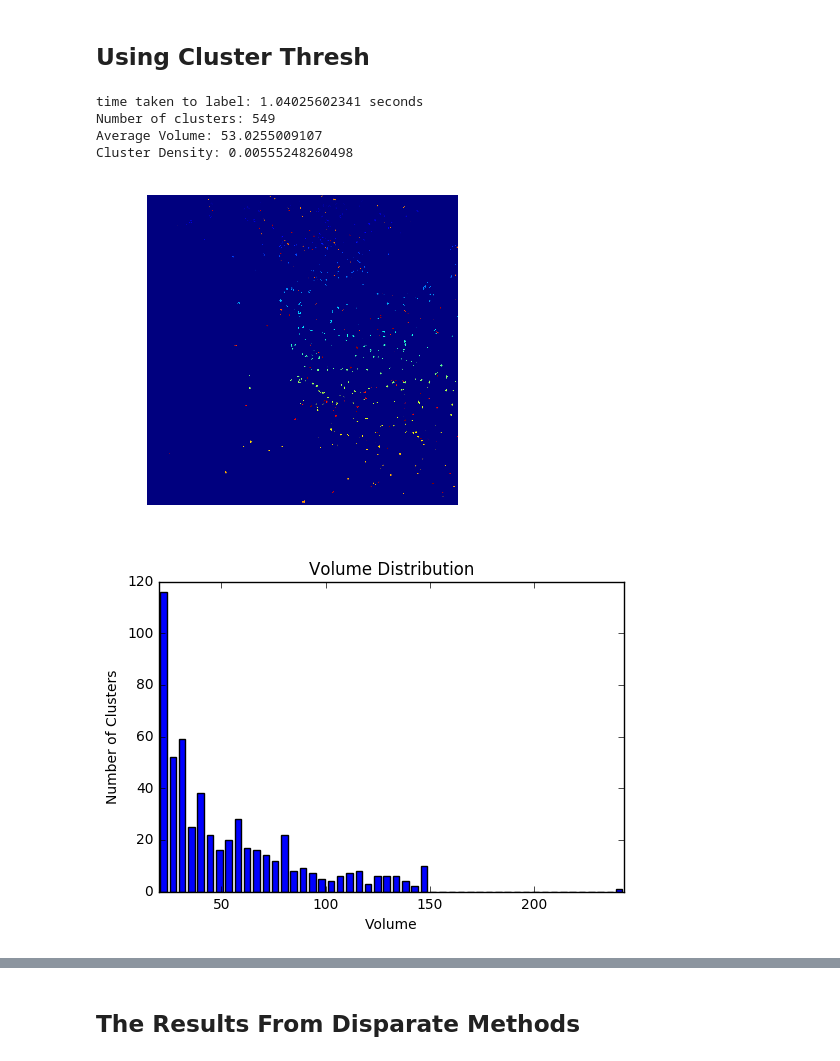
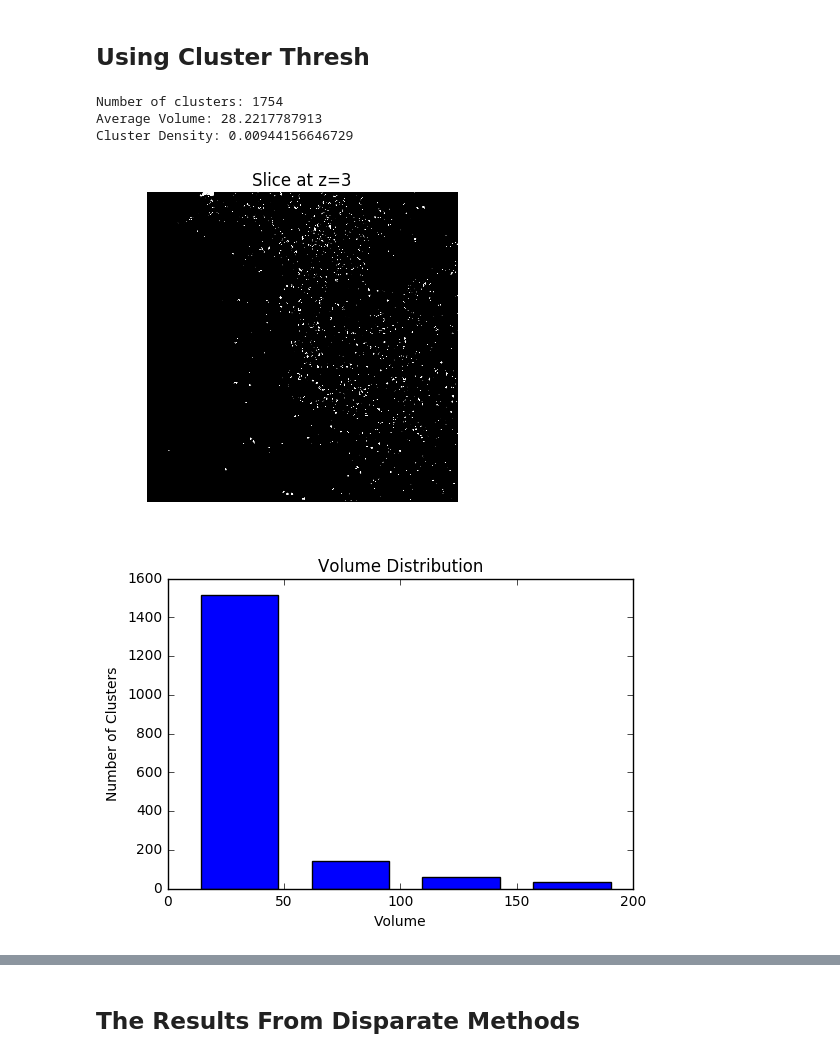
Before and after one commit to NeuroDataDesign/pan-synapse, a Jupyter notebook: background/Cluster_Thresh_Algorithms.md.ipynb, the cells around one changed output, grey strips where cells are left out. Drawn from its saved outputs; the diff is of its cells as text; code cells hidden in the pictures.

```diff
--- a/background/Cluster_Thresh_Algorithms.md.ipynb
+++ b/background/Cluster_Thresh_Algorithms.md.ipynb
@@ -49,7 +55,7 @@ import mouseVis as mv
 # %% [markdown]
 **The Actual Code:**
 # %%
-def clusterThresh(volume, lowerFence=0, upperFence=250):
+def clusterThresh(volume, lowerFence=20, upperFence=250):
     # the connectivity structure matrix
     s = [[[1 for k in xrange(3)] for j in xrange(3)] for i in xrange(3)]
 
@@ -97,22 +103,33 @@ def clusterThresh(volume, lowerFence=0, upperFence=250):
 # %% [markdown]
 **I will be using the below cell for analyzing clusterThresh's Performance:**
 # %%
-def clusterAnalysis(rawData, lowerFence = 0, upperFence = 250, sliceVis=5, bins=50):
-    start_time = time.time()
+def clusterAnalysis(rawData, lowerFence = 20, upperFence = 250, sliceVis=5, bins=50):
     clusterList = clusterThresh(rawData, lowerFence, upperFence)
     volumeList = []
-    print "time taken to label: " + str((time.time() - start_time)) + " seconds"
     print "Number of clusters: " + str(len(clusterList))
     displayIm = np.zeros_like(rawData)
     for cluster in range(len(clusterList)):
         volumeList.append(clusterList[cluster].getVolume())
         for member in range(len(clusterList[cluster].members)):
             z, y, x = clusterList[cluster].members[member]
-            displayIm[z][y][x] = cluster
+            displayIm[z][y][x] = 1
     print "Average Volume: " + str(np.mean(volumeList))
     shape = rawData.shape
     print "Cluster Density: " + str(1.0*np.sum(volumeList)/(shape[0]*shape[1]*shape[2]))
-    plt.imshow(displayIm[sliceVis])
+    plt.imshow(displayIm[sliceVis], cmap='gray')
+    plt.title('Slice at z=' + str(sliceVis))
     plt.axis('off')
     plt.show()
     mv.generateVoxHist(volumeList, figName='Volume Distribution', bins=bins, axisStart=lowerFence, axisEnd=upperFence, xTitle='Volume', yTitle="Number of Clusters")
+    zRelationship = np.zeros(len(displayIm))
+    for z in range(len(displayIm)):
+        zRelationship[z] = np.mean(displayIm[z])
+    generatePlotlyLineForSliceDensities(zRelationship, figName="Z-Slice Densities")
+    yRelationship = np.zeros(len(displayIm[0]))
+    for y in range(len(displayIm[0])):
+        yRelationship[y] = np.mean(displayIm[:, y])
+    generatePlotlyLineForSliceDensities(yRelationship, figName="Y-Slice Densities")
+    xRelationship = np.zeros(len(displayIm[0][0]))
+    for x in range(len(displayIm[0][0])):
+        xRelationship[x] = np.mean(displayIm[:, :, x])
+    generatePlotlyLineForSliceDensities(xRelationship, figName="X-Slice Densities")
@@ -426,11 +469,10 @@ plt.show()
 # %% [markdown]
 ## Using Cluster Thresh
 # %%
-clusterAnalysis(bianOutSubDil, lowerFence=20, upperFence=150, sliceVis=3, bins=50)
+clusterAnalysis(bianOutSubDil, lowerFence=0, upperFence=200, sliceVis=3, bins=50)
 # %% [output]
-time taken to label: 1.04025602341 seconds
-Number of clusters: 549
-Average Volume: 53.0255009107
-Cluster Density: 0.00555248260498
+Number of clusters: 1754
+Average Volume: 28.2217787913
+Cluster Density: 0.00944156646729
-[figure, old version]
+[figure, new version]
-[figure, old version]
+[figure, new version]
```
Also changed, not shown: parts of 9 cells of this notebook, 3 other files.
